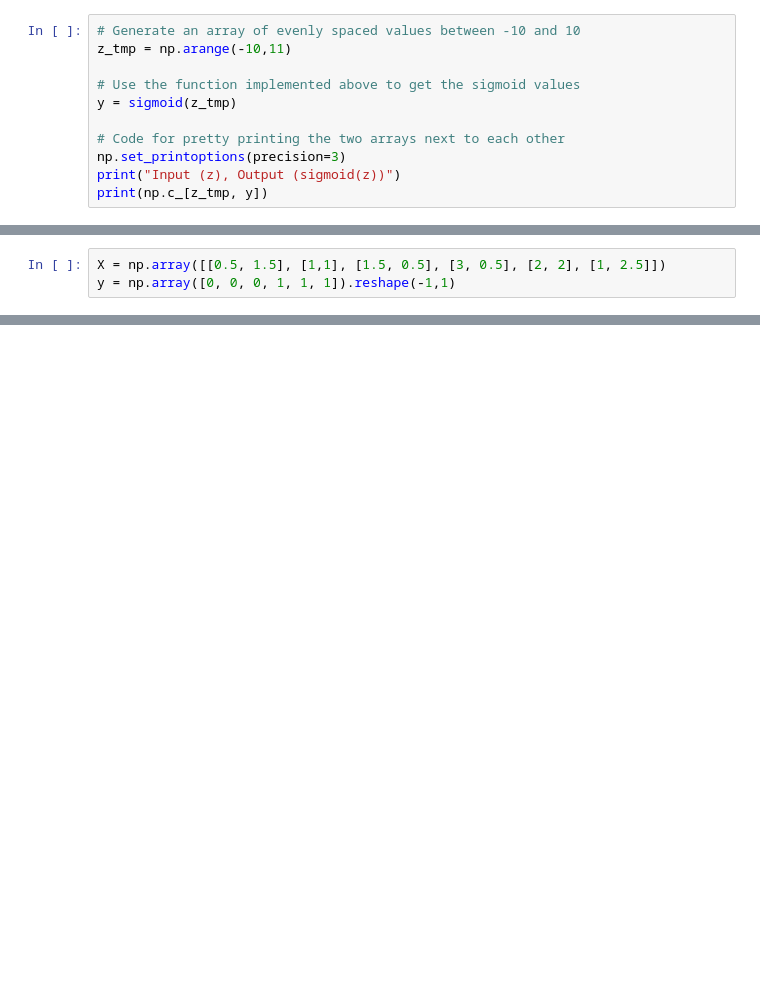
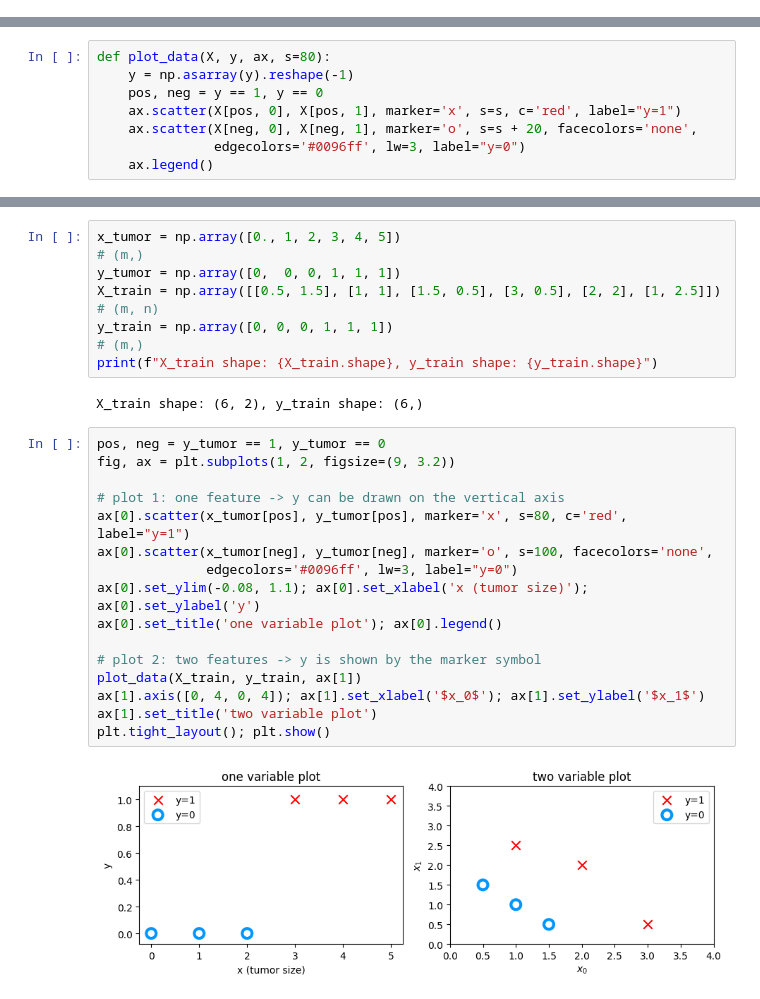
Before and after one commit to rSith/machine-learning-specialization, a Jupyter notebook: ML_Specialization_03_Classification_with_logistic_regression.ipynb, the cells around one changed output, grey strips where cells are left out. Saved outputs shown, nothing was run; the diff lists cells and outputs as text; blank space fills up the shorter version.

```diff
--- a/ML_Specialization_03_Classification_with_logistic_regression.ipynb
+++ b/ML_Specialization_03_Classification_with_logistic_regression.ipynb
@@ -94,11 +2,0 @@ Let's see what the output of this function is for various value of Z
-# %%
-# Generate an array of evenly spaced values between -10 and 10
-z_tmp = np.arange(-10,11)
-
-# Use the function implemented above to get the sigmoid values
-y = sigmoid(z_tmp)
-
-# Code for pretty printing the two arrays next to each other
-np.set_printoptions(precision=3)
-print("Input (z), Output (sigmoid(z))")
-print(np.c_[z_tmp, y])
@@ -168,3 +2,0 @@ Let's suppose you have following training dataset
-# %%
-X = np.array([[0.5, 1.5], [1,1], [1.5, 0.5], [3, 0.5], [2, 2], [1, 2.5]])
-y = np.array([0, 0, 0, 1, 1, 1]).reshape(-1,1)
@@ -300,0 +10,8 @@ where
+# %%
+def plot_data(X, y, ax, s=80):
+    y = np.asarray(y).reshape(-1)
+    pos, neg = y == 1, y == 0
+    ax.scatter(X[pos, 0], X[pos, 1], marker='x', s=s, c='red', label="y=1")
+    ax.scatter(X[neg, 0], X[neg, 1], marker='o', s=s + 20, facecolors='none',
+               edgecolors='#0096ff', lw=3, label="y=0")
+    ax.legend()
@@ -300,0 +37,26 @@ where
+# %%
+x_tumor = np.array([0., 1, 2, 3, 4, 5])                                          # (m,)
+y_tumor = np.array([0,  0, 0, 1, 1, 1])
+X_train = np.array([[0.5, 1.5], [1, 1], [1.5, 0.5], [3, 0.5], [2, 2], [1, 2.5]])  # (m, n)
+y_train = np.array([0, 0, 0, 1, 1, 1])                                           # (m,)
+print(f"X_train shape: {X_train.shape}, y_train shape: {y_train.shape}")
+# %% [output]
+X_train shape: (6, 2), y_train shape: (6,)
+# %%
+pos, neg = y_tumor == 1, y_tumor == 0
+fig, ax = plt.subplots(1, 2, figsize=(9, 3.2))
+
+# plot 1: one feature -> y can be drawn on the vertical axis
+ax[0].scatter(x_tumor[pos], y_tumor[pos], marker='x', s=80, c='red', label="y=1")
+ax[0].scatter(x_tumor[neg], y_tumor[neg], marker='o', s=100, facecolors='none',
+              edgecolors='#0096ff', lw=3, label="y=0")
+ax[0].set_ylim(-0.08, 1.1); ax[0].set_xlabel('x (tumor size)'); ax[0].set_ylabel('y')
+ax[0].set_title('one variable plot'); ax[0].legend()
+
+# plot 2: two features -> y is shown by the marker symbol
+plot_data(X_train, y_train, ax[1])
+ax[1].axis([0, 4, 0, 4]); ax[1].set_xlabel('$x_0$'); ax[1].set_ylabel('$x_1$')
+ax[1].set_title('two variable plot')
+plt.tight_layout(); plt.show()
+# %% [output]
+[figure, added]
```
Also changed, not shown: parts of 86 cells of this notebook.
